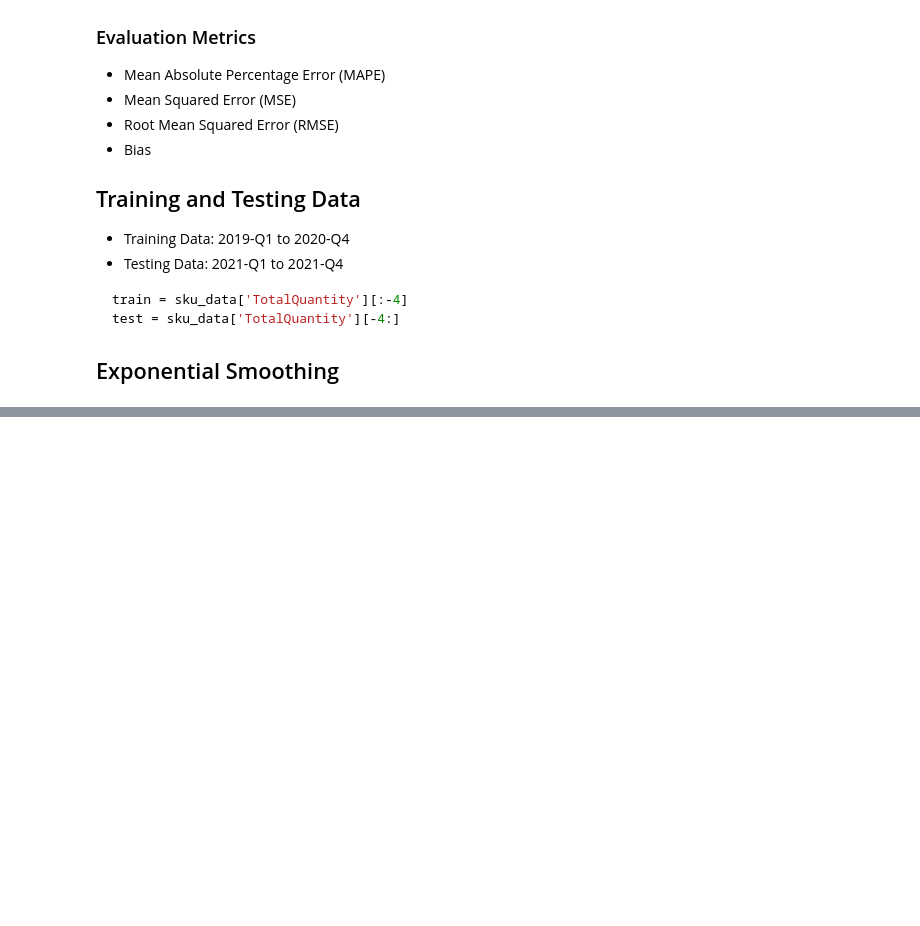
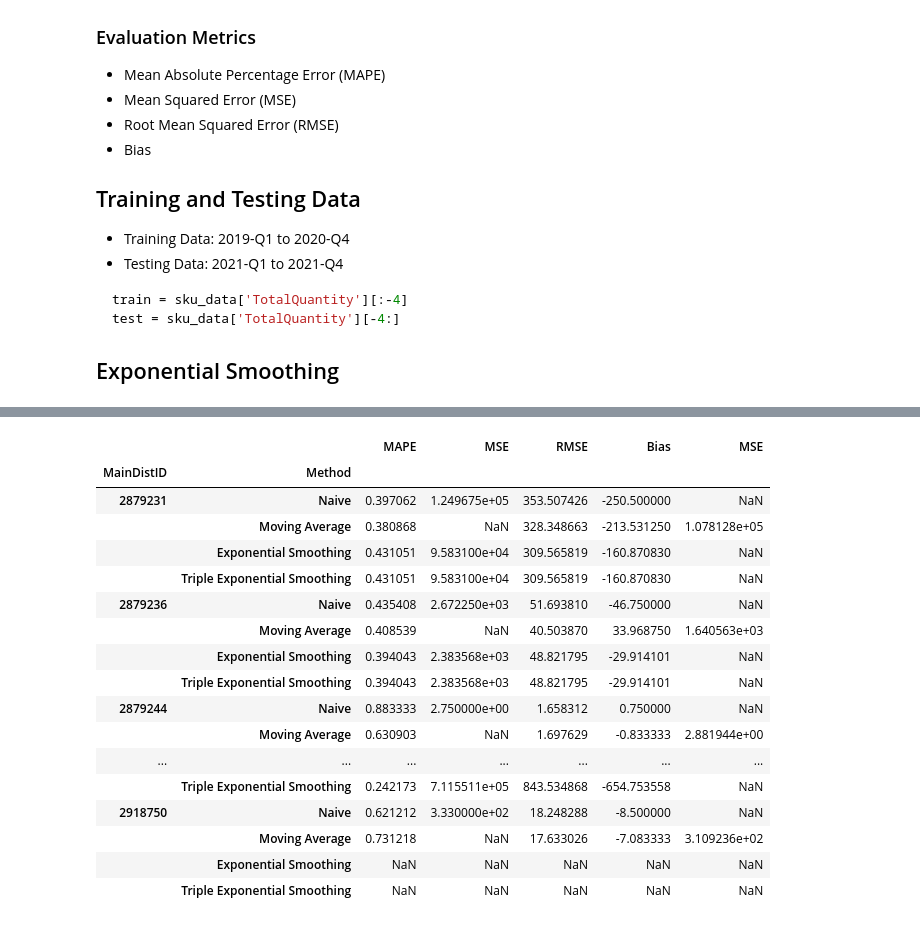
Before and after one commit to senaoz/MIS-492, a Jupyter notebook: models_dist.ipynb, the cells around one changed output, grey strips where cells are left out. Cells and saved outputs as stored; diff of their text form; code cells hidden in the pictures; blank space fills up the shorter version.

```diff
--- a/models_dist.ipynb
+++ b/models_dist.ipynb
@@ -275,7 +275,7 @@ def TripleExponentialSmoothingForecast(train_data, forecast_periods=4):
     forecast = triple_exp_smoothing.forecast(forecast_periods)
     return forecast
 # %%
-def plot_forecasts_and_calculate_metrics(sku_id):
+def plot_forecasts_and_calculate_metrics_quarterly(sku_id):
     df = main_dist_data_quarterly[main_dist_data_quarterly['SkuID'] == sku_id]
     df['Date'] = df.apply(lambda row: f"{row['Year']}-Q{row['Quarter']}", axis=1)
     df['Date'] = pd.PeriodIndex(df['Date'], freq='Q').to_timestamp()
@@ -342,7 +342,6 @@ def plot_forecasts_and_calculate_metrics(sku_id):
                              for j in metrics[i].keys()},
                             orient='index')
     metrics_df.index = metrics_df.index.rename(['MainDistID', 'Method'])
+    metrics_df.index = metrics_df.index.set_levels(metrics_df.index.levels[0].astype(int), level=0)
 
     return metrics_df
-
-metrics_df = plot_forecasts_and_calculate_metrics('319')
@@ -386,0 +530,21 @@ metrics_df
+# %%
+metrics_df_monthly
+# %% [output]
+|  |  | MAPE | MSE | RMSE | Bias | MSE |
+| MainDistID | Method |  |  |  |  |  |
+| 2879231 | Naive | 0.397062 | 1.249675e+05 | 353.507426 | -250.500000 | NaN |
+|  | Moving Average | 0.380868 | NaN | 328.348663 | -213.531250 | 1.078128e+05 |
+|  | Exponential Smoothing | 0.431051 | 9.583100e+04 | 309.565819 | -160.870830 | NaN |
+|  | Triple Exponential Smoothing | 0.431051 | 9.583100e+04 | 309.565819 | -160.870830 | NaN |
+| 2879236 | Naive | 0.435408 | 2.672250e+03 | 51.693810 | -46.750000 | NaN |
+|  | Moving Average | 0.408539 | NaN | 40.503870 | 33.968750 | 1.640563e+03 |
+|  | Exponential Smoothing | 0.394043 | 2.383568e+03 | 48.821795 | -29.914101 | NaN |
+|  | Triple Exponential Smoothing | 0.394043 | 2.383568e+03 | 48.821795 | -29.914101 | NaN |
+| 2879244 | Naive | 0.883333 | 2.750000e+00 | 1.658312 | 0.750000 | NaN |
+|  | Moving Average | 0.630903 | NaN | 1.697629 | -0.833333 | 2.881944e+00 |
+| ... | ... | ... | ... | ... | ... | ... |
+|  | Triple Exponential Smoothing | 0.242173 | 7.115511e+05 | 843.534868 | -654.753558 | NaN |
+| 2918750 | Naive | 0.621212 | 3.330000e+02 | 18.248288 | -8.500000 | NaN |
+|  | Moving Average | 0.731218 | NaN | 17.633026 | -7.083333 | 3.109236e+02 |
+|  | Exponential Smoothing | NaN | NaN | NaN | NaN | NaN |
+|  | Triple Exponential Smoothing | NaN | NaN | NaN | NaN | NaN |
```
Also changed, not shown: parts of 9 cells of this notebook.
